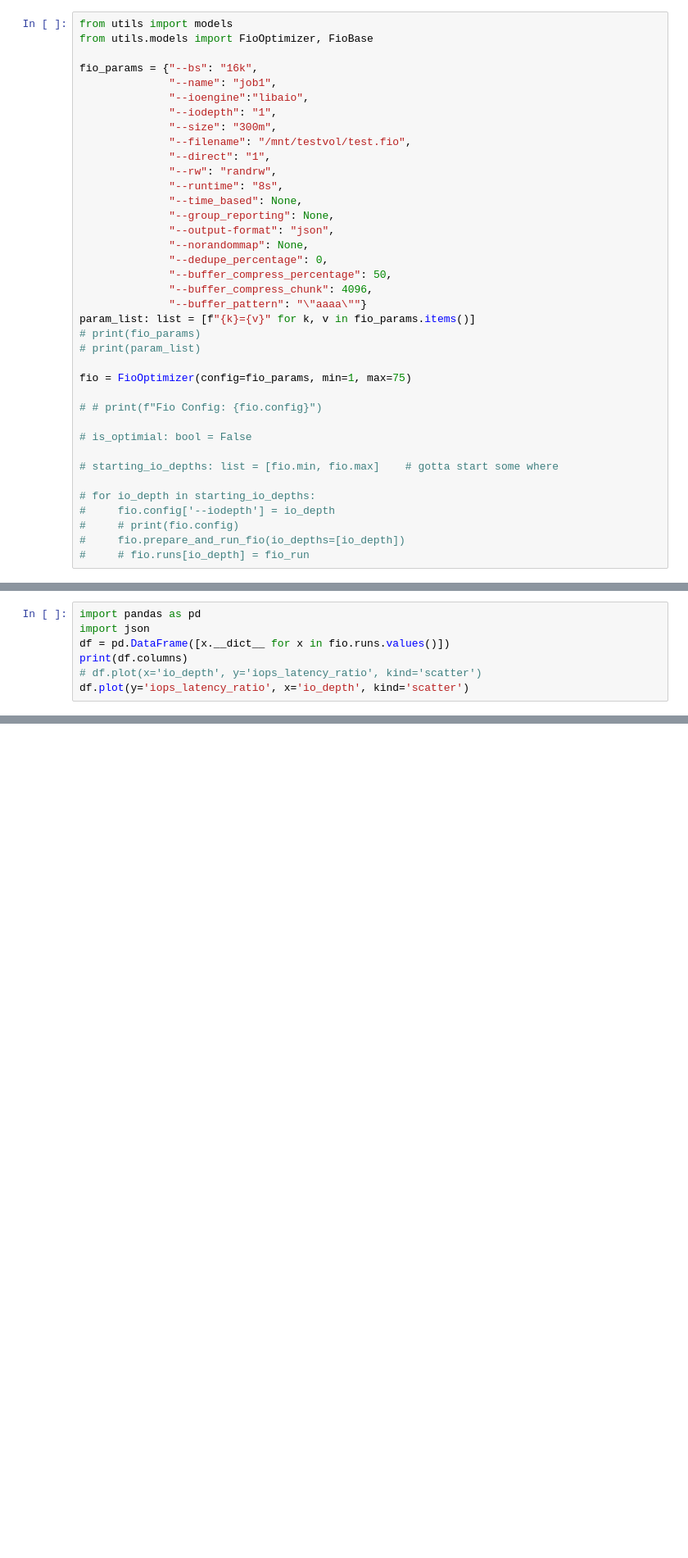
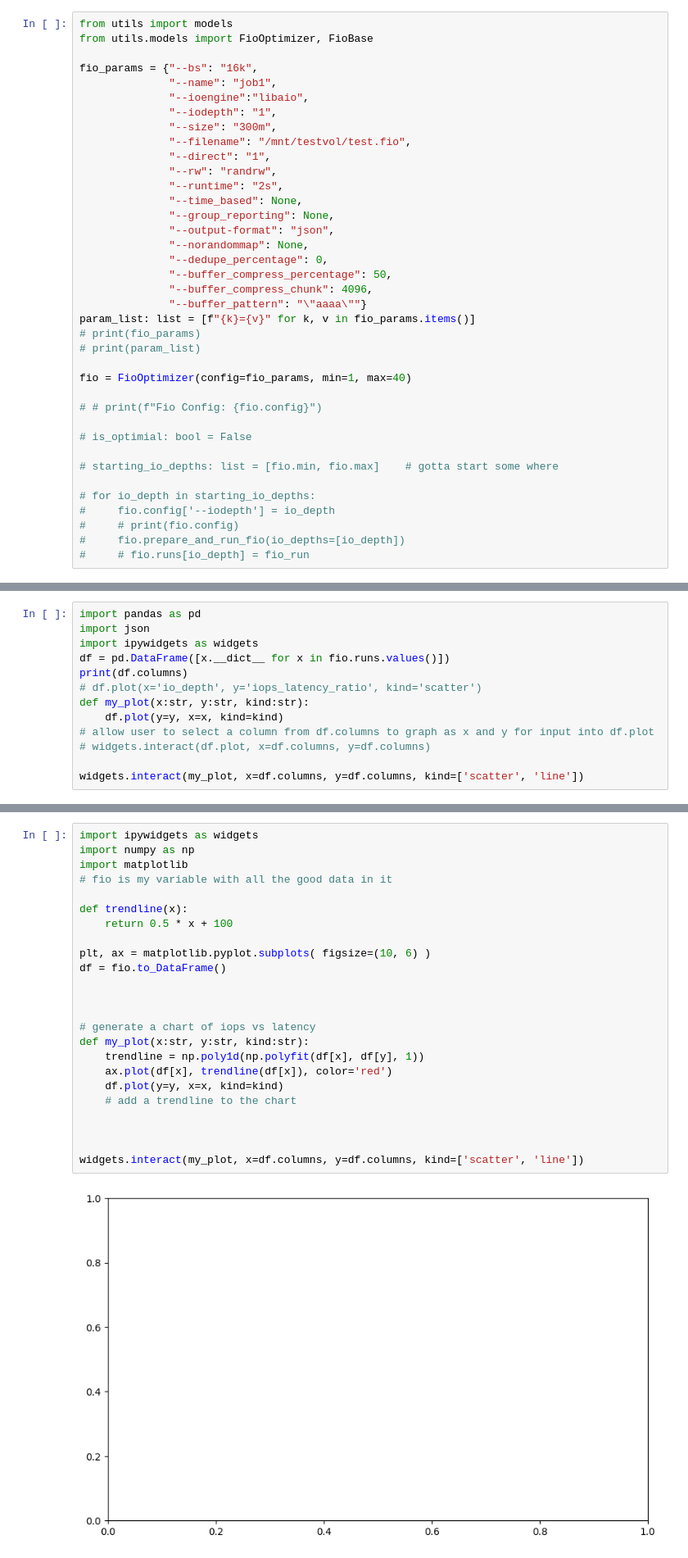
Before and after one commit to Cloud-Heroes-Forge/fio-parser, a Jupyter notebook: fio-optimizer.ipynb, the cells around one changed output, grey strips where cells are left out. Shown: that part at 82% size. Drawn from its saved outputs; the diff is of its cells as text; blank space fills up the shorter version.

```diff
--- a/fio-optimizer.ipynb
+++ b/fio-optimizer.ipynb
@@ -127,7 +127,7 @@ fio_params = {"--bs": "16k",
               "--filename": "/mnt/testvol/test.fio",
               "--direct": "1",
               "--rw": "randrw",
-              "--runtime": "8s",
+              "--runtime": "2s",
               "--time_based": None,
               "--group_reporting": None,
               "--output-format": "json",
@@ -140,7 +140,7 @@ param_list: list = [f"{k}={v}" for k, v in fio_params.items()]
 # print(fio_params)
 # print(param_list)
 
-fio = FioOptimizer(config=fio_params, min=1, max=75)
+fio = FioOptimizer(config=fio_params, min=1, max=40)
 
 # # print(f"Fio Config: {fio.config}")
 
@@ -177,10 +177,16 @@ Throughput        : 167985  KiBps
 # %%
 import pandas as pd
 import json
+import ipywidgets as widgets
 df = pd.DataFrame([x.__dict__ for x in fio.runs.values()])
 print(df.columns)
 # df.plot(x='io_depth', y='iops_latency_ratio', kind='scatter')
-df.plot(y='iops_latency_ratio', x='io_depth', kind='scatter')
+def my_plot(x:str, y:str, kind:str):
+    df.plot(y=y, x=x, kind=kind)
+# allow user to select a column from df.columns to graph as x and y for input into df.plot
+# widgets.interact(df.plot, x=df.columns, y=df.columns)
+
+widgets.interact(my_plot, x=df.columns, y=df.columns, kind=['scatter', 'line'])
 # %% [output]
 Index(['read_bandwidth', 'read_latency', 'read_iops', 'write_bandwidth',
        'write_latency', 'write_iops', 'total_bandwidth', 'timestamp',
@@ -221,3 +246,29 @@ df.to_csv('example.csv')
     #             next_io_depth =
     #         else:
     #             self.prepare_and_run_fio(io_depth=next_io_depth)
+# %%
+import ipywidgets as widgets
+import numpy as np
+import matplotlib
+# fio is my variable with all the good data in it
+
+def trendline(x):
+    return 0.5 * x + 100
+
+plt, ax = matplotlib.pyplot.subplots( figsize=(10, 6) )
+df = fio.to_DataFrame()
+
+
+
+# generate a chart of iops vs latency
+def my_plot(x:str, y:str, kind:str):
+    trendline = np.poly1d(np.polyfit(df[x], df[y], 1))
+    ax.plot(df[x], trendline(df[x]), color='red')
+    df.plot(y=y, x=x, kind=kind)
+    # add a trendline to the chart
+
+
+
+widgets.interact(my_plot, x=df.columns, y=df.columns, kind=['scatter', 'line'])
+# %% [output]
+[figure, added]
```
Also changed, not shown: parts of 4 cells of this notebook, 3 other files.
